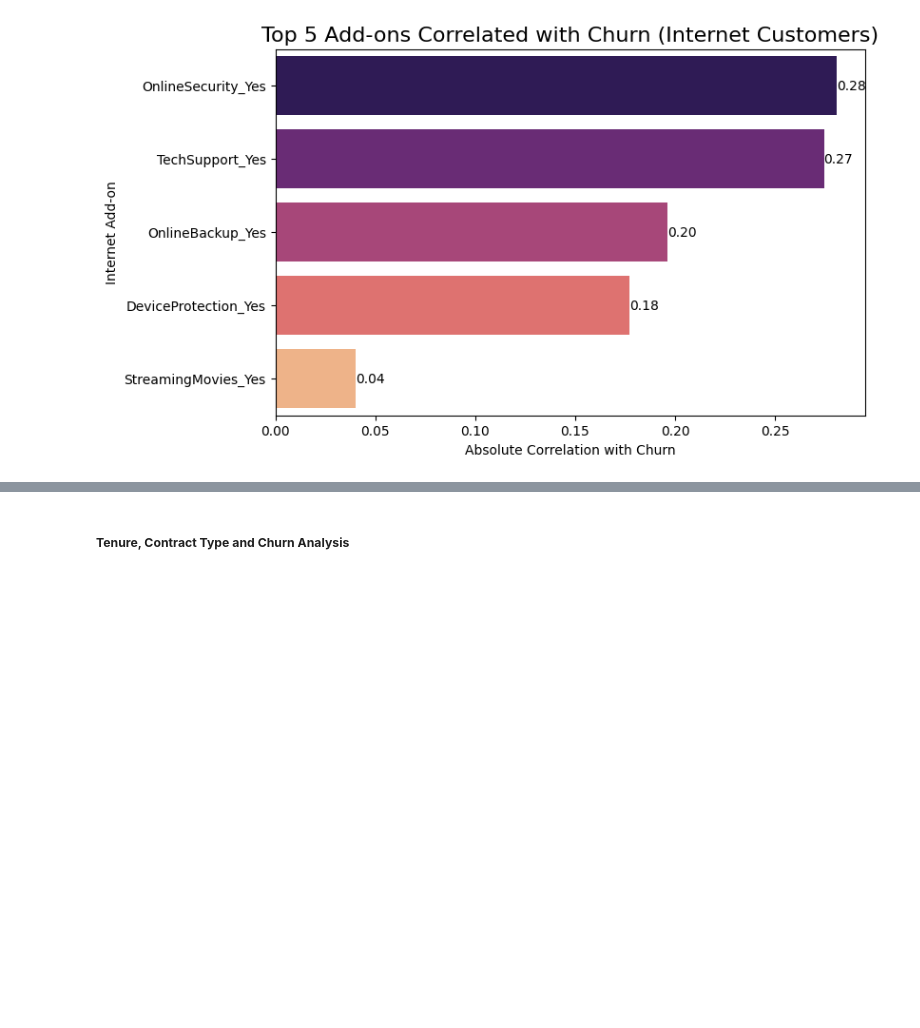
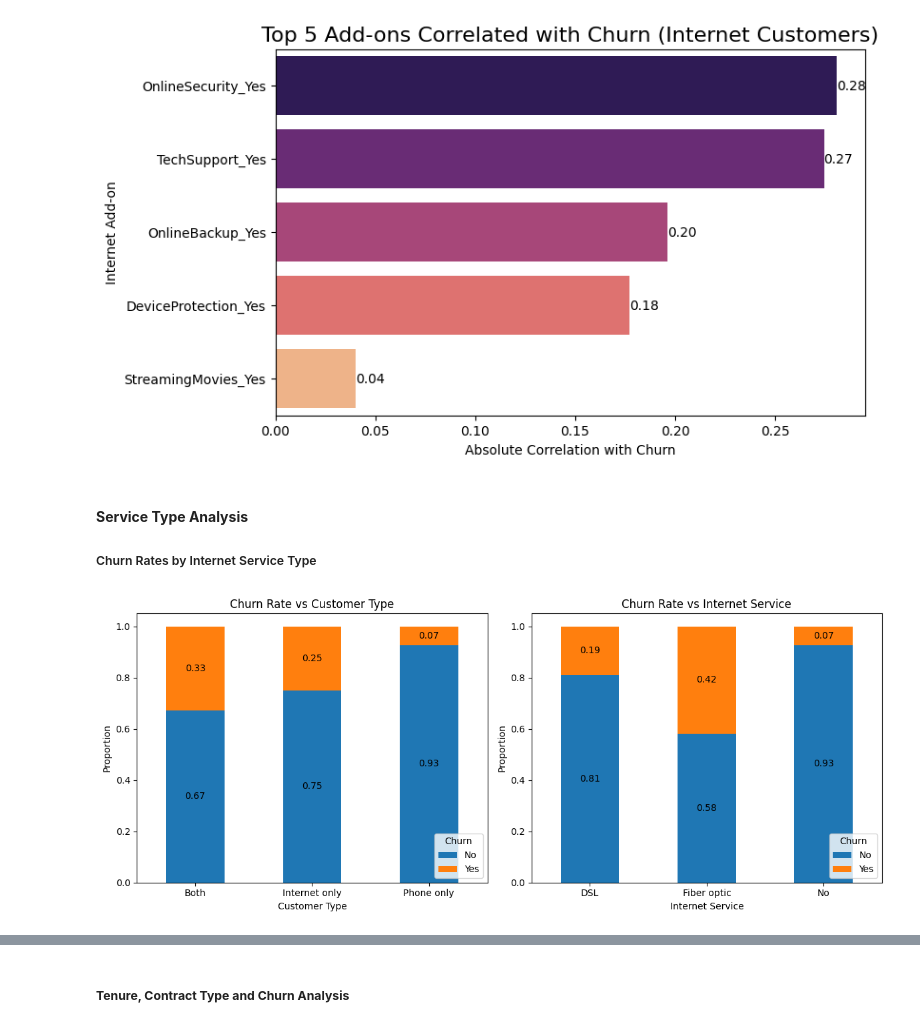
Before and after one commit to ka-kwok/telecom-churn-ml-prediction, a Jupyter notebook: jupyter_notebooks/3.data_visualization.ipynb, the cells around one changed output, grey strips where cells are left out. Saved outputs shown, nothing was run; the diff lists cells and outputs as text; code cells hidden in the pictures; blank space fills up the shorter version.

```diff
--- a/jupyter_notebooks/3.data_visualization.ipynb
+++ b/jupyter_notebooks/3.data_visualization.ipynb
@@ -158,3 +158,34 @@ Passing `palette` without assigning `hue` is deprecated and will be removed in v
 
   ax = sns.barplot(x=addon_corr_internet.values, y=addon_corr_internet.index, palette="magma")
 [figure]
+# %% [markdown]
+#### **Service Type Analysis**
+##### Churn Rates by Internet Service Type
+# %%
+# Bar chart for phone or internet service vs churn
+plt.figure(figsize=(12, 5))
+plt.subplot(1, 2, 1)
+phone_service_churn = df.groupby("CustomerType")["Churn"].value_counts(normalize=True).unstack().fillna(0)
+phone_service_churn.plot(kind="bar", stacked=True, ax=plt.gca())
+plt.title("Churn Rate vs Customer Type")
+plt.xlabel("Customer Type")
+plt.ylabel("Proportion")
+plt.legend(title="Churn", loc="lower right")
+for container in plt.gca().containers:
+    plt.gca().bar_label(container, fmt='%.2f', label_type='center', fontsize=10)
+plt.xticks(rotation=0)
+
+plt.subplot(1, 2, 2)
+internet_service_churn = df.groupby("InternetService")["Churn"].value_counts(normalize=True).unstack().fillna(0)
+internet_service_churn.plot(kind="bar", stacked=True, ax=plt.gca())
+plt.title("Churn Rate vs Internet Service")
+plt.xlabel("Internet Service")
+plt.ylabel("Proportion")
+plt.legend(title="Churn", loc="lower right")
+plt.xticks(rotation=0)
+plt.tight_layout()
+for container in plt.gca().containers:
+    plt.gca().bar_label(container, fmt='%.2f', label_type='center', fontsize=10)
+plt.show()
+# %% [output]
+[figure, added]
```
Also changed, not shown: parts of 2 cells of this notebook.
